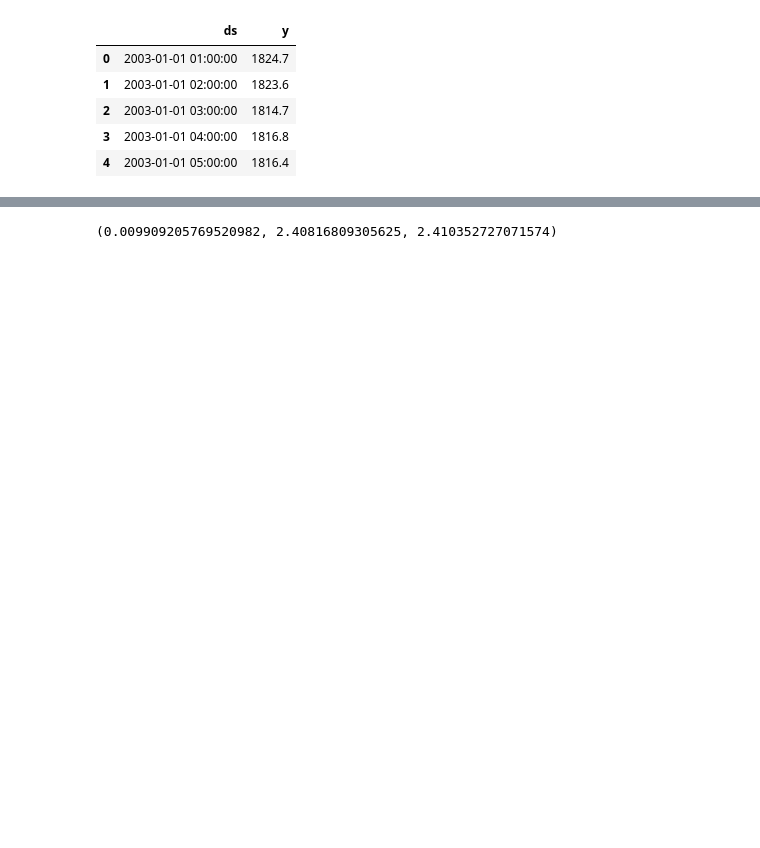
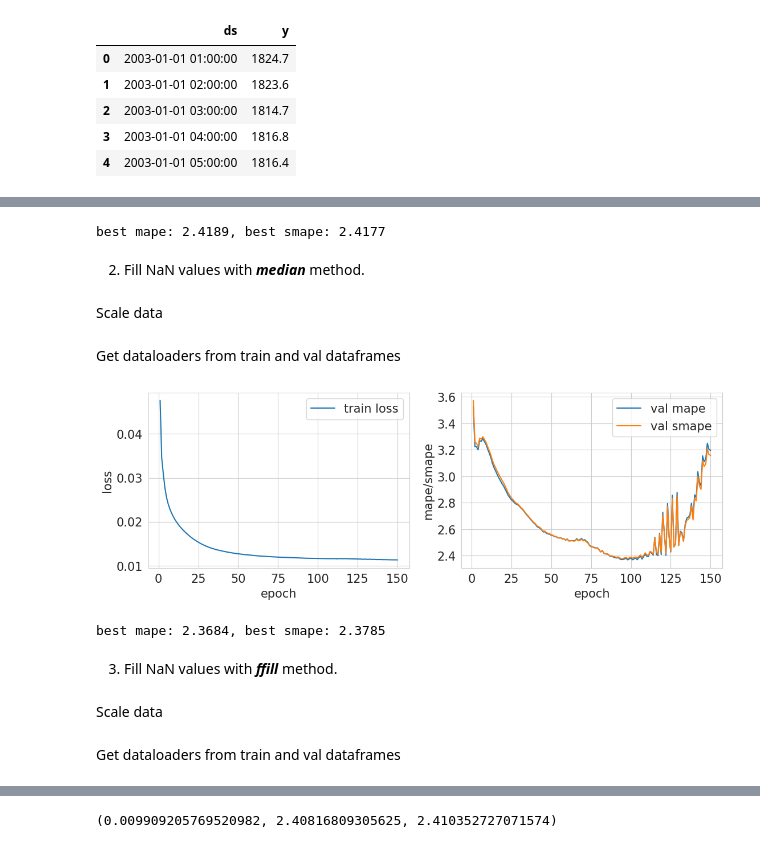
Before and after one commit to OkoksNeDam/geoinformation-data-forecasting, a Jupyter notebook: mlp.ipynb, the cells around one changed output, grey strips where cells are left out. Cells and saved outputs as stored; diff of their text form; code cells hidden in the pictures; blank space fills up the shorter version.

```diff
--- a/mlp.ipynb
+++ b/mlp.ipynb
@@ -255,0 +288,36 @@ print(min_mape)
+# %%
+print(f'best mape: {round(min_mape, 4)}, best smape: {round(min_smape, 4)}')
+# %% [output]
+best mape: 2.4189, best smape: 2.4177
+# %% [markdown]
+2. Fill NaN values with <i><b>median</b></i> method.
+# %%
+df_train_filled_median = fill_missing_values(df_train, method='median')
+df_val_filled_median = fill_missing_values(df_val, method='median')
+# %% [markdown]
+Scale data
+# %%
+scaler = StandardScaler()
+df_train_filled_median.y = scaler.fit_transform(np.array(df_train_filled_median.y).reshape(-1, 1)).T[0]
+df_val_filled_median.y = scaler.transform(np.array(df_val_filled_median.y).reshape(-1, 1)).T[0]
+# %% [markdown]
+Get dataloaders from train and val dataframes
+# %%
+train_dataloader, val_dataloader = get_dataloaders_from_dataframe(df_train_filled_median, df_val_filled_median)
+# %%
+torch.manual_seed(42)
+NUM_EPOCHS = 150
+
+model = MLP(1000, 128, 1).to(device)
+criterion = nn.MSELoss()
+optimizer = torch.optim.SGD(model.parameters(), lr=1e-4, momentum=0.9)
+
+min_mape, min_smape, best_model = train(model, criterion, optimizer, train_dataloader, val_dataloader, scheduler=None, n_epochs=NUM_EPOCHS)
+# %% [output]
+[figure, added]
+# %%
+print(f'best mape: {round(min_mape, 4)}, best smape: {round(min_smape, 4)}')
+# %% [output]
+best mape: 2.3684, best smape: 2.3785
+# %% [markdown]
+3. Fill NaN values with <i><b>ffill</b></i> method.
@@ -255,0 +327,2 @@ print(min_mape)
+# %% [markdown]
+Scale data
@@ -255,0 +333,2 @@ print(min_mape)
+# %% [markdown]
+Get dataloaders from train and val dataframes
```
Also changed, not shown: parts of 66 cells of this notebook.
